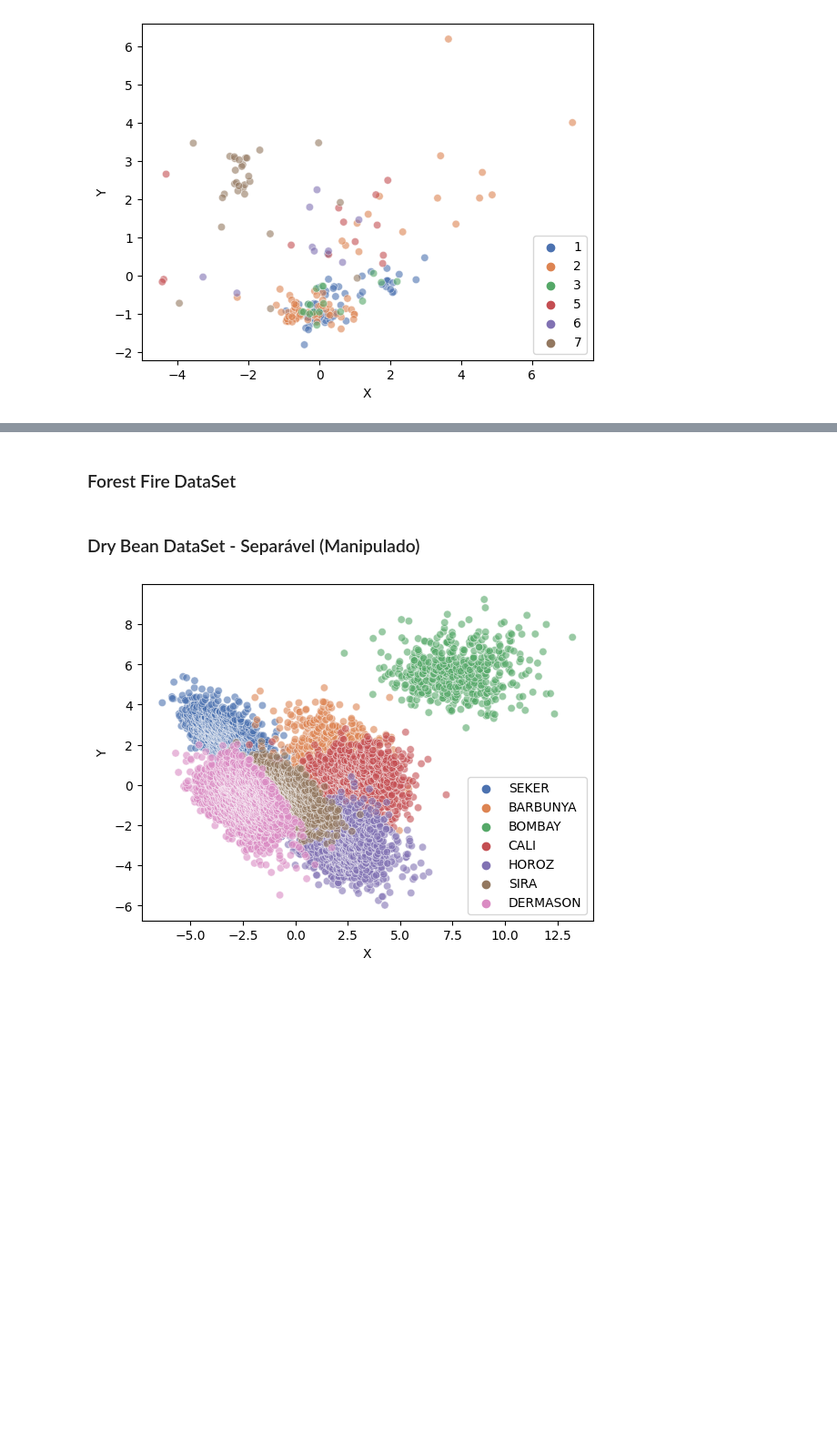
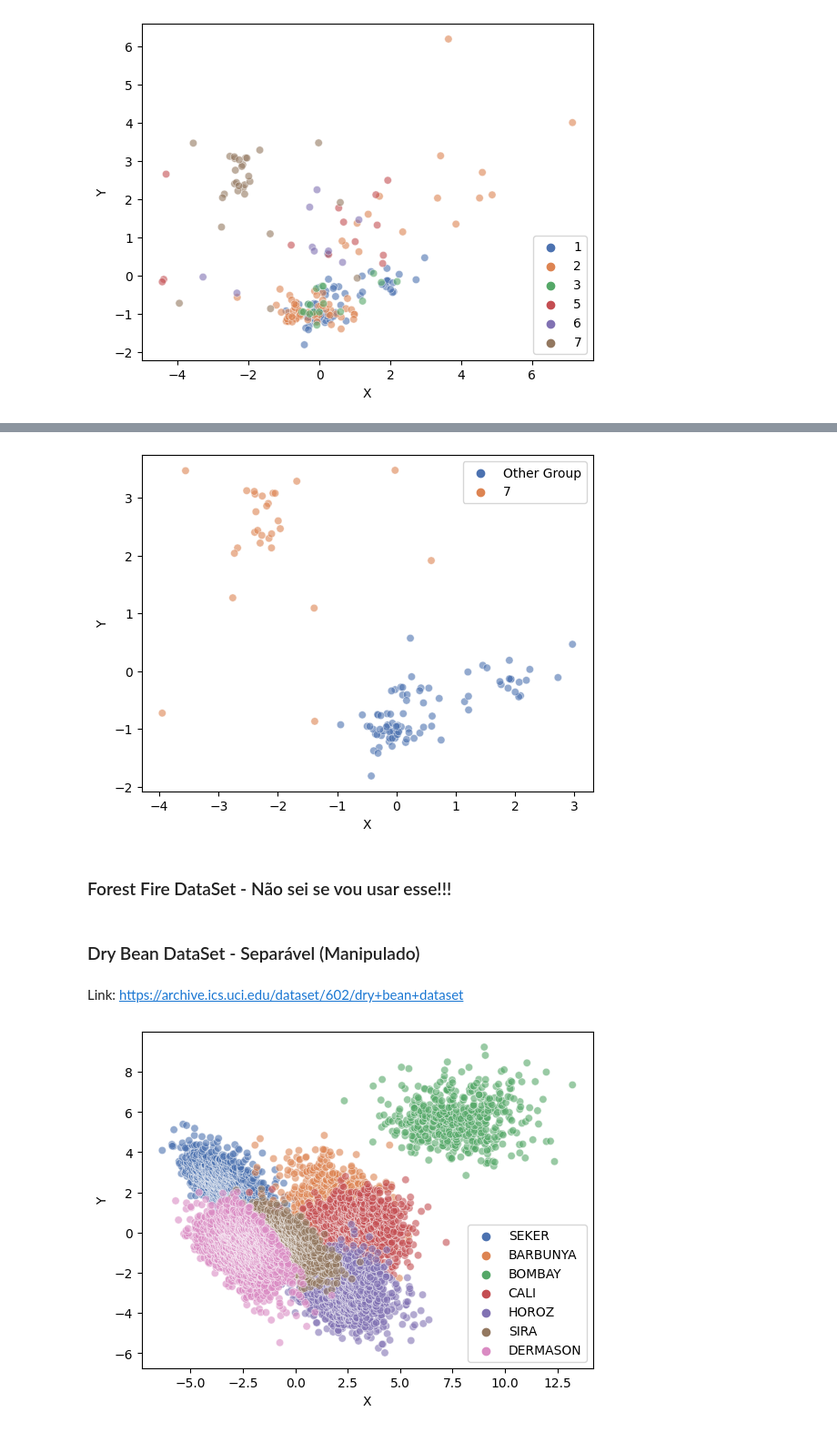
Before and after one commit to Igoreduardobraga/TP-1-ALG2, a Jupyter notebook: datasets_manipulation.ipynb, the cells around one changed output, grey strips where cells are left out. Shown at 91% size. Cells and saved outputs as stored; diff of their text form; code cells hidden in the pictures; blank space fills up the shorter version.

Commit message:
alterando datasets

```diff
--- a/datasets_manipulation.ipynb
+++ b/datasets_manipulation.ipynb
@@ -251,5 +233,21 @@ plot_scatter(lung_cancer_df)
+# %%
+# Fazer uma cópia do dataframe
+new_lung_cancer_df = lung_cancer_df.copy()
+
+# Classificar todos os pontos diferentes da classe 7 de "Other Group"
+new_lung_cancer_df.loc[new_lung_cancer_df['Class'] != 7, 'Class'] = "Other Group"
+
+# Selecionar ponto mais à direita da classe 7
+rightmost_point = new_lung_cancer_df[new_lung_cancer_df['Class'] == 7].max()['X']
+
+# Remover o ponto mais à direita da classe 7
+lung_cancer_filtered = new_lung_cancer_df.drop(new_lung_cancer_df[(new_lung_cancer_df['Class'] == 7) & (new_lung_cancer_df['X'] == rightmost_point)].index)
+
+plot_scatter(lung_cancer_filtered)
+# %% [output]
+[figure, added]
 # %% [markdown]
-### Forest Fire DataSet
+### Forest Fire DataSet  - Não sei se vou usar esse!!!
 # %%
 df = pd.read_csv("datasets/forestfires.csv")
 
@@ -272,6 +270,8 @@ forest_fire_df['Class'] = df_numerico["area"]
 # plot_scatter(forest_fire_df)
 # %% [markdown]
 ### Dry Bean DataSet - Separável (Manipulado)
+# %% [markdown]
+Link: https://archive.ics.uci.edu/dataset/602/dry+bean+dataset
 # %%
 features, targets = import_uci(602)
 
```
Also changed, not shown: parts of 13 cells of this notebook, 1 other file.
